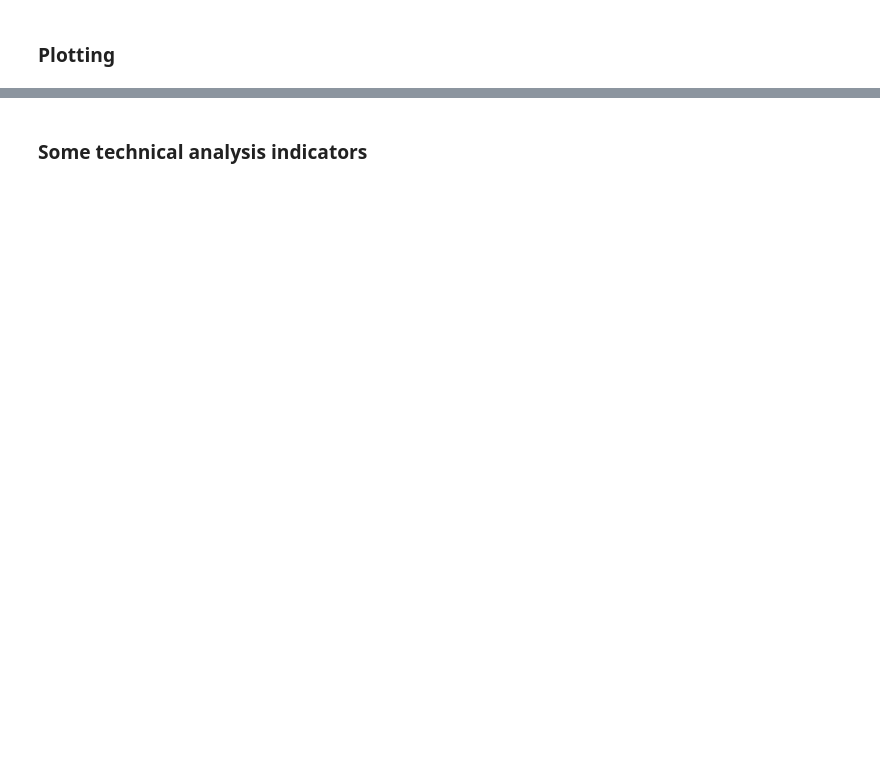
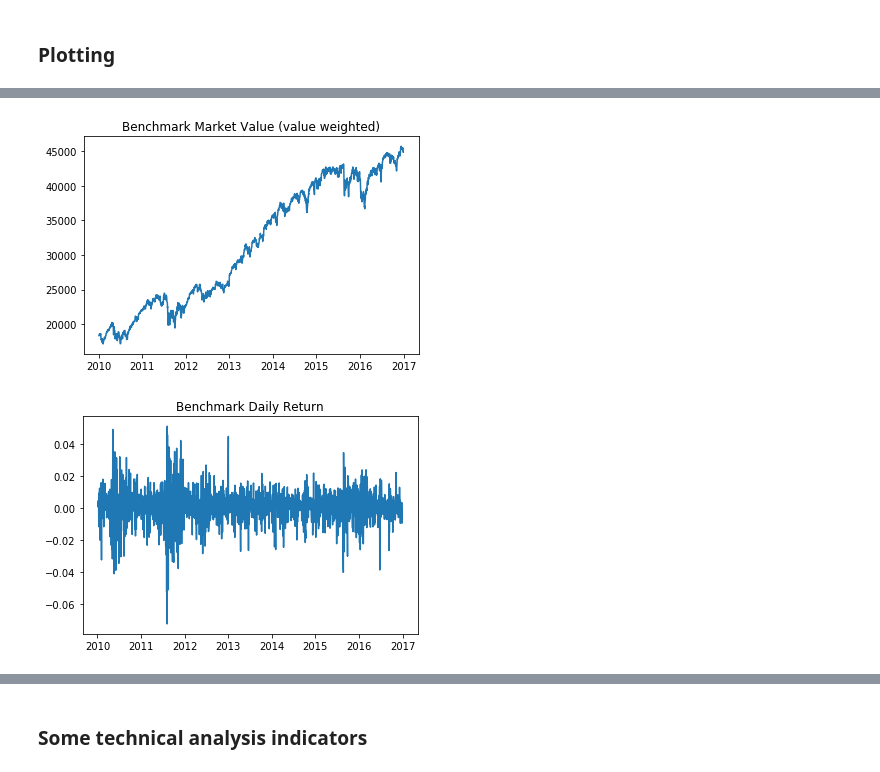
Before and after one commit to marshallratliff/W207_Final_Project, a Jupyter notebook: Final_Project_Analysis_Marcus.ipynb, the cells around one changed output, grey strips where cells are left out. Cells and saved outputs as stored; diff of their text form; code cells hidden in the pictures; blank space fills up the shorter version.

```diff
--- a/Final_Project_Analysis_Marcus.ipynb
+++ b/Final_Project_Analysis_Marcus.ipynb
@@ -152,0 +96,18 @@ mpf.candlestick2_ochl(ax, data['open'], data['close'], data['high'], data['low']
+# %%
+# Calculate the index return (baseline)
+
+df = prices_adj.reset_index('symbol').sort_index()
+bench = df.groupby(df.index)[['close']].sum()
+plt.plot(bench)
+plt.title("Benchmark Market Value (value weighted)")
+plt.show()
+
+bench_ret = np.log(bench) - np.log(bench.shift(1))
+plt.plot(bench_ret)
+plt.title("Benchmark Daily Return")
+plt.show()
+
+del(df)
+# %% [output]
+[figure, added]
+[figure, added]
```
Also changed, not shown: parts of 47 cells of this notebook.
